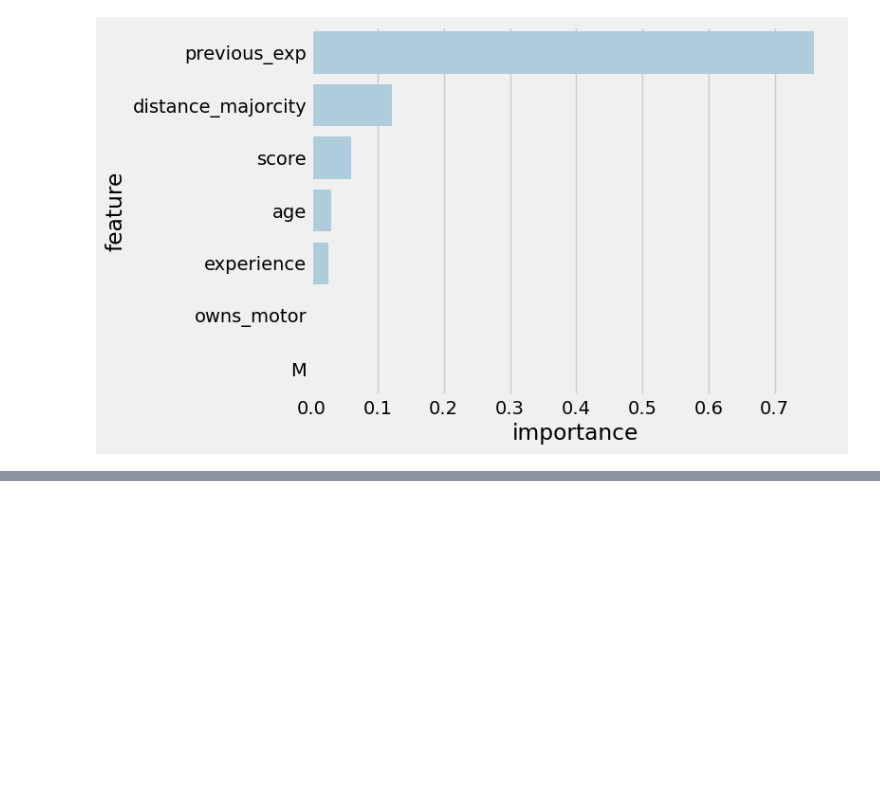
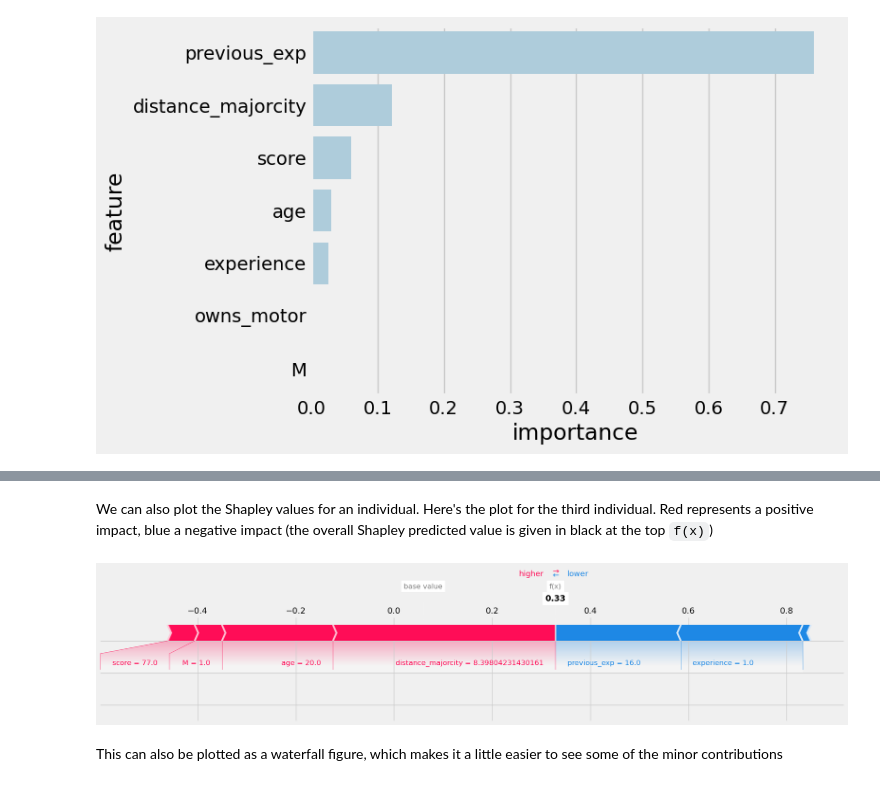
Before and after one commit to simonbrewer/GEOG6960_Causal, a Jupyter notebook: GEOG6960_Week12.ipynb, the cells around one changed output, grey strips where cells are left out. Drawn from its saved outputs; the diff is of its cells as text; code cells hidden in the pictures; blank space fills up the shorter version.

```diff
--- a/GEOG6960_Week12.ipynb
+++ b/GEOG6960_Week12.ipynb
@@ -349,4 +375,7 @@ np.argmin(shap_values['placement']['treatment_1'].base_values)
+# %% [markdown]
+We can also plot the Shapley values for an individual. Here's the plot for the third individual. Red represents a positive impact, blue a negative impact (the overall Shapley predicted value is given in black at the top `f(x)`)
 # %%
-# local view: explain heterogeneity for a given observation
-ind=1
+ind=2
 shap.plots.force(shap_values['placement']['treatment_1'][ind], matplotlib=True)
+# %% [output]
+[figure, added]
@@ -357,2 +382,4 @@ shap.plots.force(shap_values['placement']['treatment_1'][ind], matplotlib=True)
+# %% [markdown]
+This can also be plotted as a waterfall figure, which makes it a little easier to see some of the minor contributions
 # %%
 shap.plots.waterfall(shap_values['placement']['treatment_1'][ind])
```
Also changed, not shown: parts of 17 cells of this notebook.
